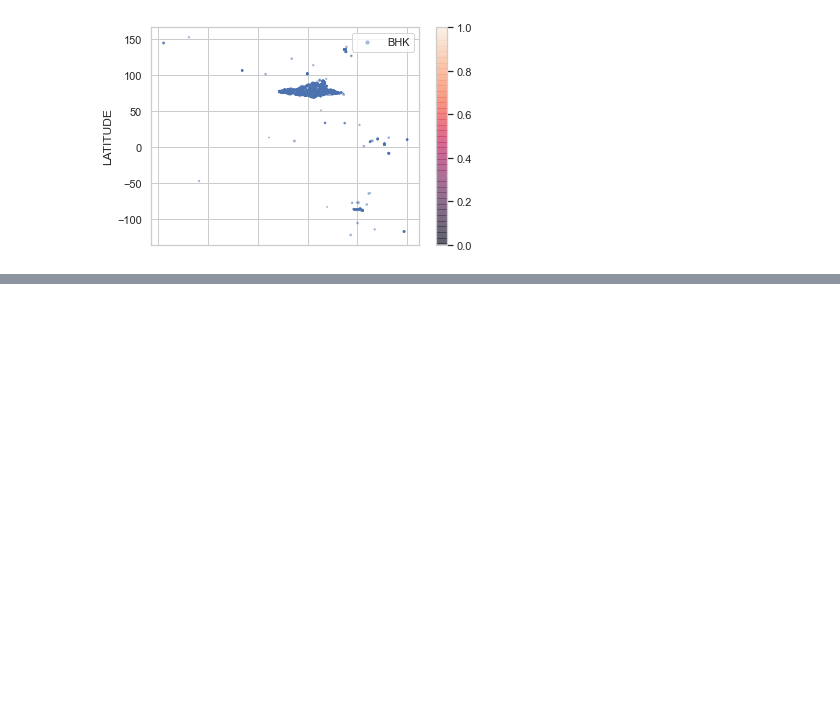
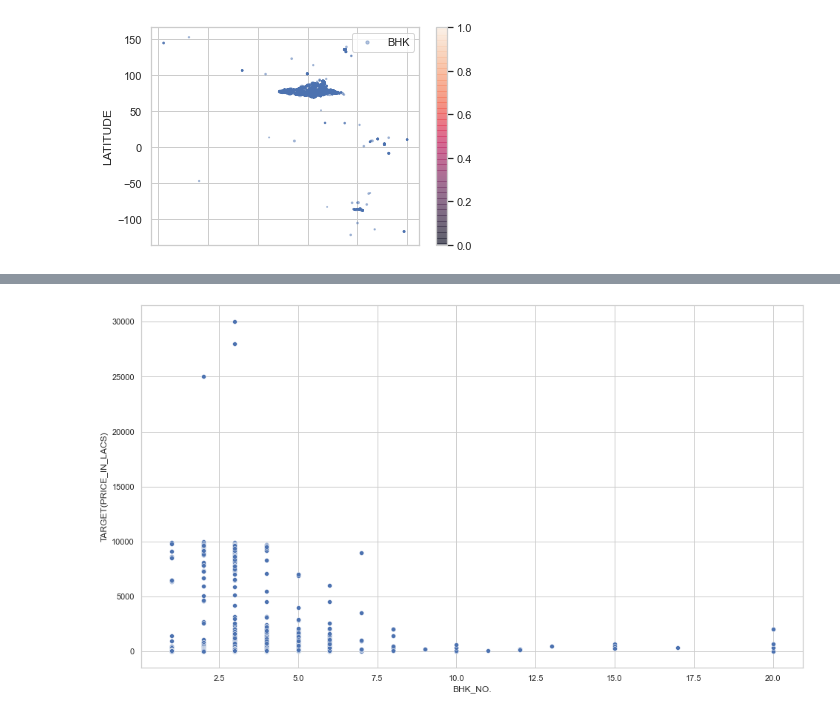
Before and after one commit to ethender/masterssemsterc, a Jupyter notebook: pricesprediction.ipynb, the cells around one changed output, grey strips where cells are left out. Cells and saved outputs as stored; diff of their text form; code cells hidden in the pictures; blank space fills up the shorter version.

```diff
--- a/pricesprediction.ipynb
+++ b/pricesprediction.ipynb
@@ -470,0 +478,7 @@ plt.legend()
+# %%
+plt.figure(figsize=(16,9))
+sns.scatterplot(x=train_data['BHK_NO.'],y=train_data['TARGET(PRICE_IN_LACS)'])
+plt.xlabel='BHK'
+plt.ylabel='SQ FT'
+# %% [output]
+[figure, added]
```
Also changed, not shown: parts of 3 cells of this notebook, 1 other file.
